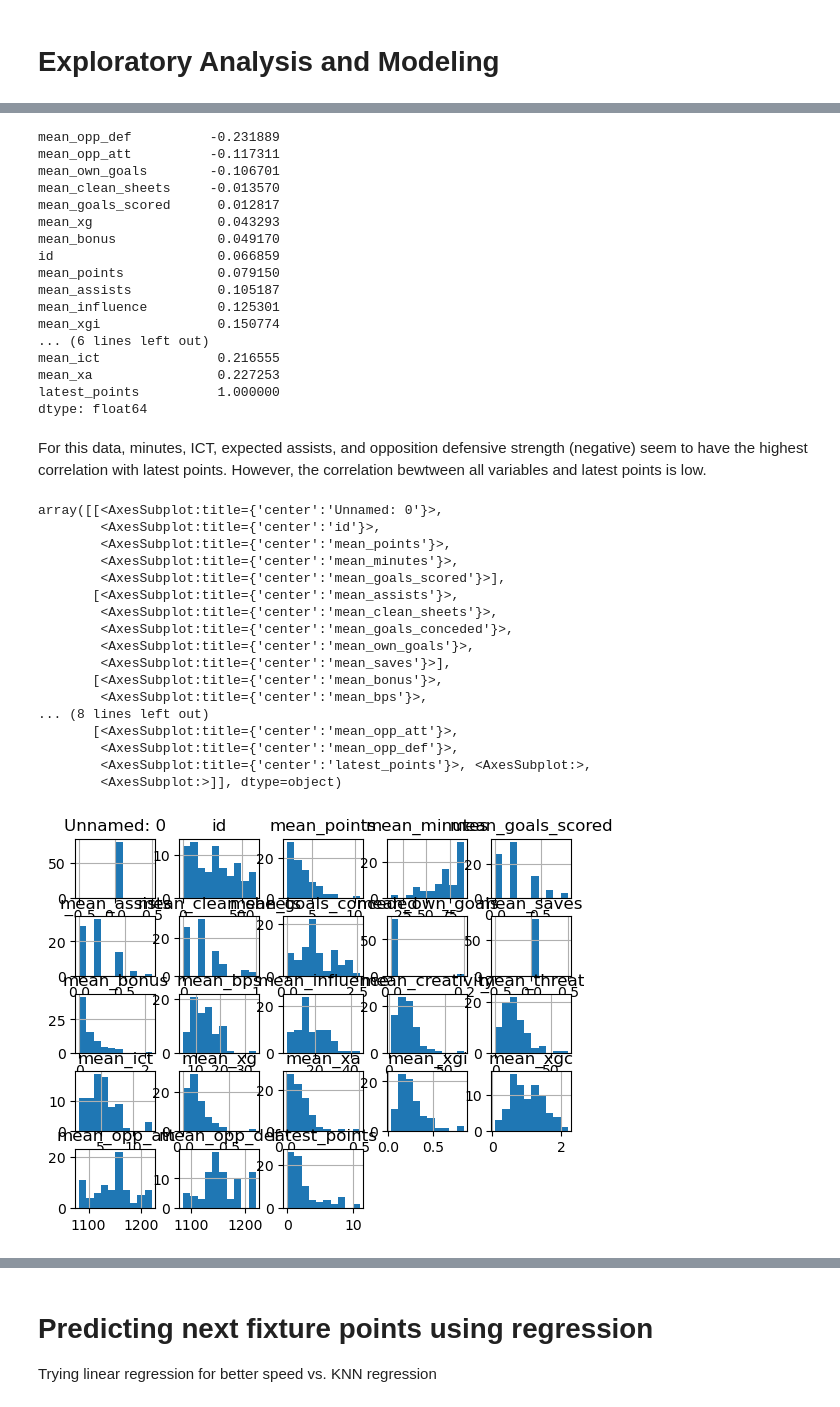
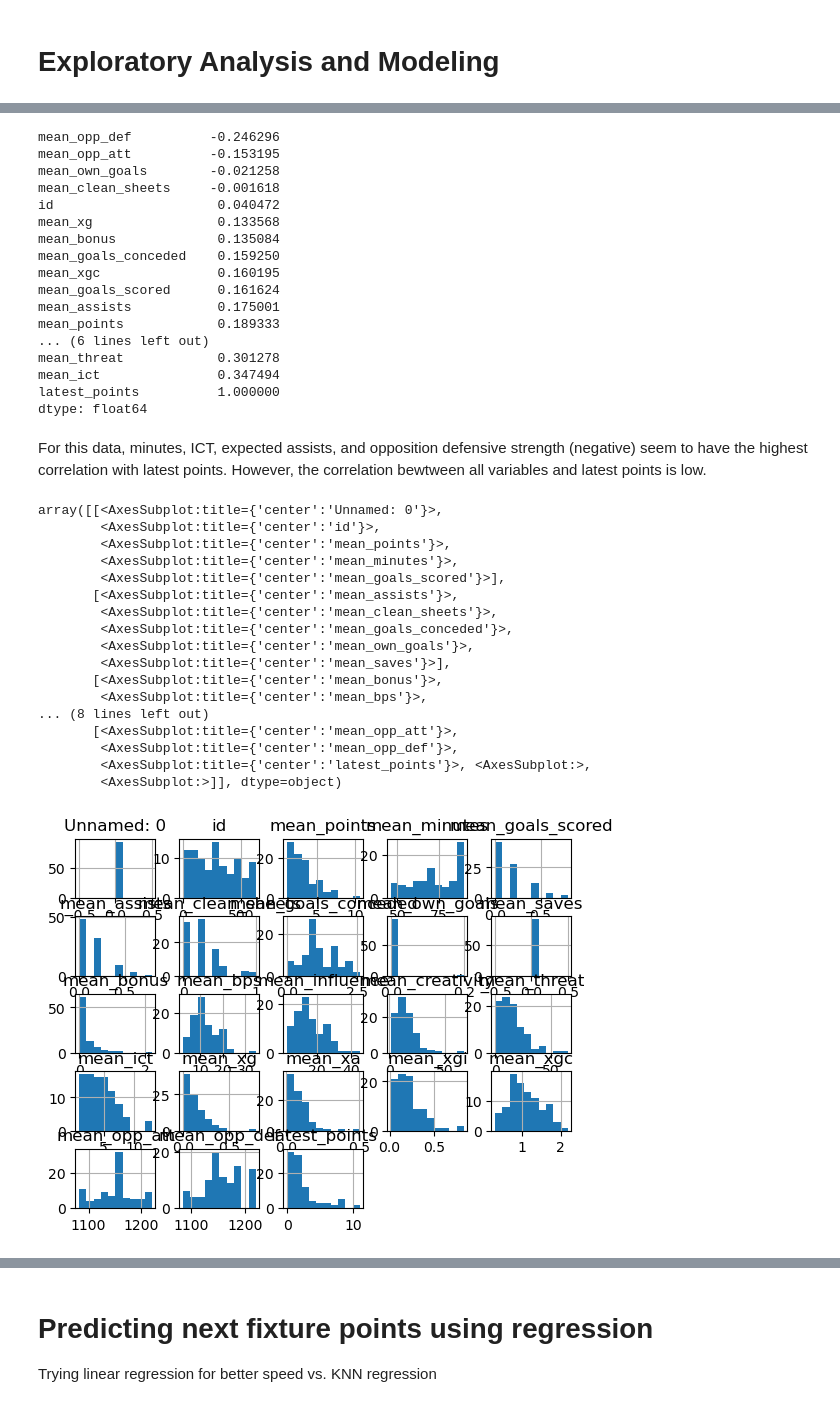
Before and after one commit to hakkd/predictFPL, a Jupyter notebook: EPL_plyr_model_building.ipynb, the cells around one changed output, grey strips where cells are left out. Drawn from its saved outputs; the diff is of its cells as text; code cells hidden in the pictures.

```diff
--- a/EPL_plyr_model_building.ipynb
+++ b/EPL_plyr_model_building.ipynb
@@ -12,8 +16,8 @@ last_5_df = pd.read_csv('data/last_5_gw14-19.csv')
 # %%
-# filter mids who have >=5 FPL points over the last 5 games
-last_5_df_filter = last_5_df[(last_5_df['position'] == 'MID') &
-                            (last_5_df['mean_points'] >= 2)]
-last_5_df_filter
+# filter mids who play at least 45 min. per game
+mid_filter = last_5_df[(last_5_df['position'] == 'MID') &
+                       (last_5_df['mean_minutes'] >= 45)]
+mid_filter
 # %% [output]
 |  | Unnamed: 0 | name | id | team | position | mean_points | mean_minutes | mean_goals_scored | ... |
 | 236 | 0 | Granit Xhaka | 3 | Arsenal | MID | 2.8 | 71.8 | 0.0 | ... |
@@ -34,45 +35,45 @@ import matplotlib.pyplot as plt
 # %%
 # correlation with latest points
-last_5_df_filter.corrwith(last_5_df_filter['latest_points']).dropna().sort_values()
+mid_filter.corrwith(mid_filter['latest_points']).dropna().sort_values()
 # %% [output]
-mean_opp_def          -0.231889
-mean_opp_att          -0.117311
-mean_own_goals        -0.106701
-mean_clean_sheets     -0.013570
-mean_goals_scored      0.012817
-mean_xg                0.043293
-mean_bonus             0.049170
-id                     0.066859
-mean_points            0.079150
-mean_assists           0.105187
-mean_influence         0.125301
-mean_xgi               0.150774
+mean_opp_def          -0.246296
+mean_opp_att          -0.153195
+mean_own_goals        -0.021258
+mean_clean_sheets     -0.001618
+id                     0.040472
+mean_xg                0.133568
+mean_bonus             0.135084
+mean_goals_conceded    0.159250
+mean_xgc               0.160195
+mean_goals_scored      0.161624
+mean_assists           0.175001
+mean_points            0.189333
 ... (6 lines left out)
-mean_ict               0.216555
-mean_xa                0.227253
+mean_threat            0.301278
+mean_ict               0.347494
 latest_points          1.000000
 dtype: float64
 # %% [markdown]
 For this data, minutes, ICT, expected assists, and opposition defensive strength (negative) seem to have the highest correlation with latest points. However, the correlation bewtween all variables and latest points is low.
 # %%
-last_5_df_filter.hist()
+mid_filter.hist()
 # %% [output]
 array([[<AxesSubplot:title={'center':'Unnamed: 0'}>,
         <AxesSubplot:title={'center':'id'}>,
         <AxesSubplot:title={'center':'mean_points'}>,
         <AxesSubplot:title={'center':'mean_minutes'}>,
         <AxesSubplot:title={'center':'mean_goals_scored'}>],
        [<AxesSubplot:title={'center':'mean_assists'}>,
         <AxesSubplot:title={'center':'mean_clean_sheets'}>,
         <AxesSubplot:title={'center':'mean_goals_conceded'}>,
         <AxesSubplot:title={'center':'mean_own_goals'}>,
         <AxesSubplot:title={'center':'mean_saves'}>],
        [<AxesSubplot:title={'center':'mean_bonus'}>,
         <AxesSubplot:title={'center':'mean_bps'}>,
 ... (8 lines left out)
        [<AxesSubplot:title={'center':'mean_opp_att'}>,
         <AxesSubplot:title={'center':'mean_opp_def'}>,
         <AxesSubplot:title={'center':'latest_points'}>, <AxesSubplot:>,
         <AxesSubplot:>]], dtype=object)
-[figure, old version]
+[figure, new version]
 # %%
```
Also changed, not shown: parts of 41 cells of this notebook, 2 other files.
